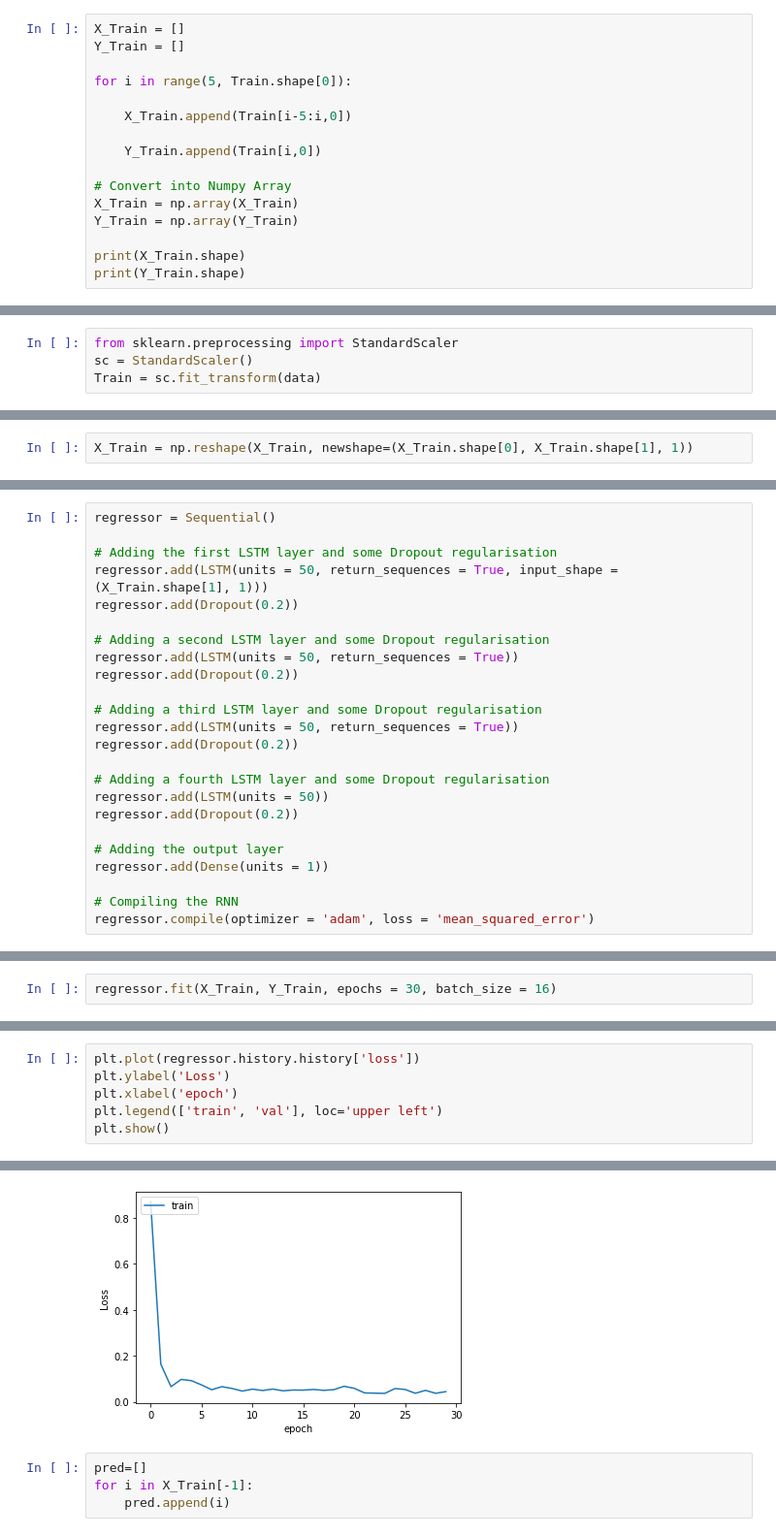
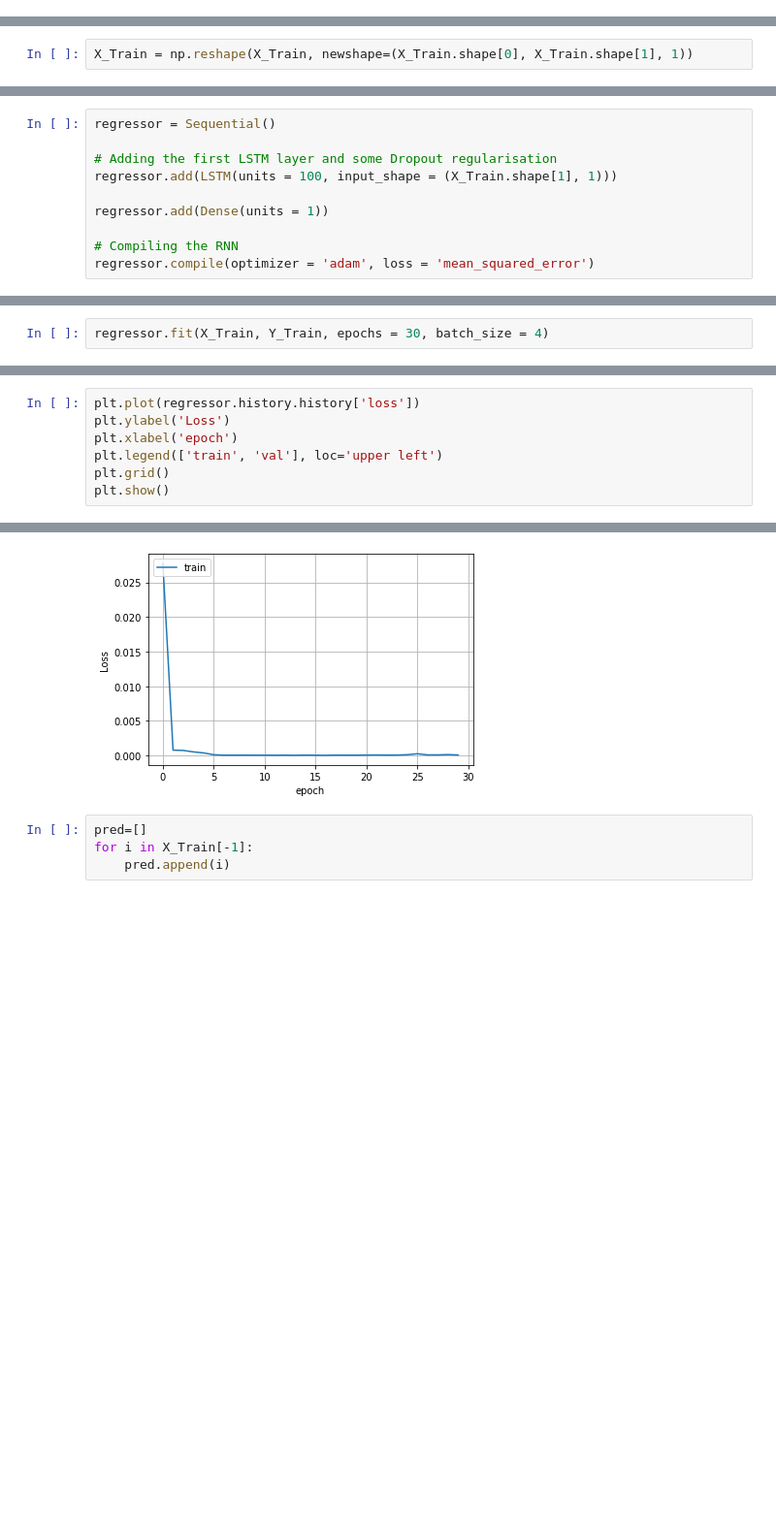
Before and after one commit to tariqmhmd5/Covid-Prediction, a Jupyter notebook: Prediction using LSTM.ipynb, the cells around one changed output, grey strips where cells are left out. Shown: that part at 97% size. Saved outputs shown, nothing was run; the diff lists cells and outputs as text; blank space fills up the shorter version.

```diff
--- a/Prediction using LSTM.ipynb
+++ b/Prediction using LSTM.ipynb
@@ -277,16 +233,0 @@ Train = sc.fit_transform(data)
-# %%
-X_Train = []
-Y_Train = []
-
-for i in range(5, Train.shape[0]):
-
-    X_Train.append(Train[i-5:i,0])
-
-    Y_Train.append(Train[i,0])
-
-# Convert into Numpy Array
-X_Train = np.array(X_Train)
-Y_Train = np.array(Y_Train)
-
-print(X_Train.shape)
-print(Y_Train.shape)
@@ -410,7 +234,3 @@ data=data.reshape(-1,1)
-# %%
-from sklearn.preprocessing import StandardScaler
-sc = StandardScaler()
-Train = sc.fit_transform(data)
 # %%
 X_Train = []
 Y_Train = []
@@ -436,22 +260,8 @@ X_Train = np.reshape(X_Train, newshape=(X_Train.shape[0], X_Train.shape[1], 1))
 regressor = Sequential()
 
 # Adding the first LSTM layer and some Dropout regularisation
-regressor.add(LSTM(units = 50, return_sequences = True, input_shape = (X_Train.shape[1], 1)))
-regressor.add(Dropout(0.2))
+regressor.add(LSTM(units = 100, input_shape = (X_Train.shape[1], 1)))
 
-# Adding a second LSTM layer and some Dropout regularisation
-regressor.add(LSTM(units = 50, return_sequences = True))
-regressor.add(Dropout(0.2))
-
-# Adding a third LSTM layer and some Dropout regularisation
-regressor.add(LSTM(units = 50, return_sequences = True))
-regressor.add(Dropout(0.2))
-
-# Adding a fourth LSTM layer and some Dropout regularisation
-regressor.add(LSTM(units = 50))
-regressor.add(Dropout(0.2))
-
-# Adding the output layer
 regressor.add(Dense(units = 1))
 
 # Compiling the RNN
@@ -477,6 +282,6 @@ Trainable params: 71,051
 Non-trainable params: 0
 _________________________________________________________________
 # %%
-regressor.fit(X_Train, Y_Train, epochs = 30, batch_size = 16)
+regressor.fit(X_Train, Y_Train, epochs = 30, batch_size = 4)
 # %% [output]
 Epoch 1/30
@@ -500,15 +305,16 @@ Epoch 30/30
 # %%
 plt.plot(regressor.history.history['loss'])
 plt.ylabel('Loss')
 plt.xlabel('epoch')
 plt.legend(['train', 'val'], loc='upper left')
+plt.grid()
 plt.show()
 # %% [output]
 [<matplotlib.lines.Line2D at 0x...>]
 Text(0, 0.5, 'Loss')
 Text(0.5, 0, 'epoch')
 <matplotlib.legend.Legend at 0x...>
-[figure, old version]
+[figure, new version]
 # %%
 pred=[]
 for i in X_Train[-1]:
```
Also changed, not shown: parts of 75 cells of this notebook.
